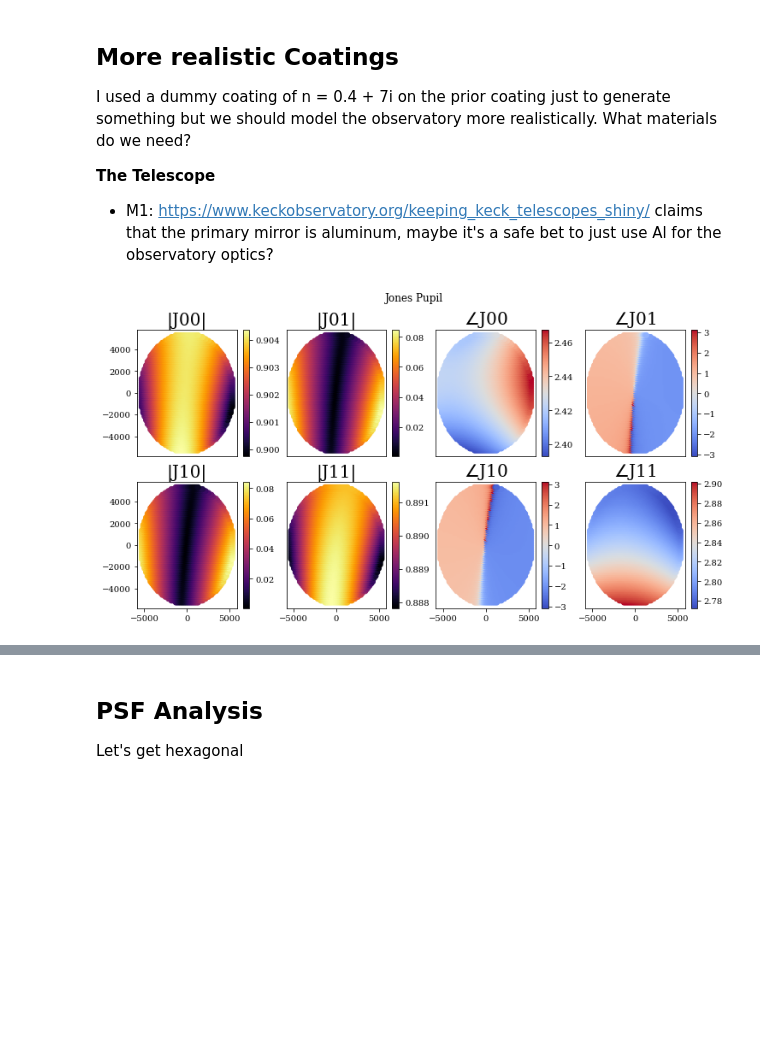
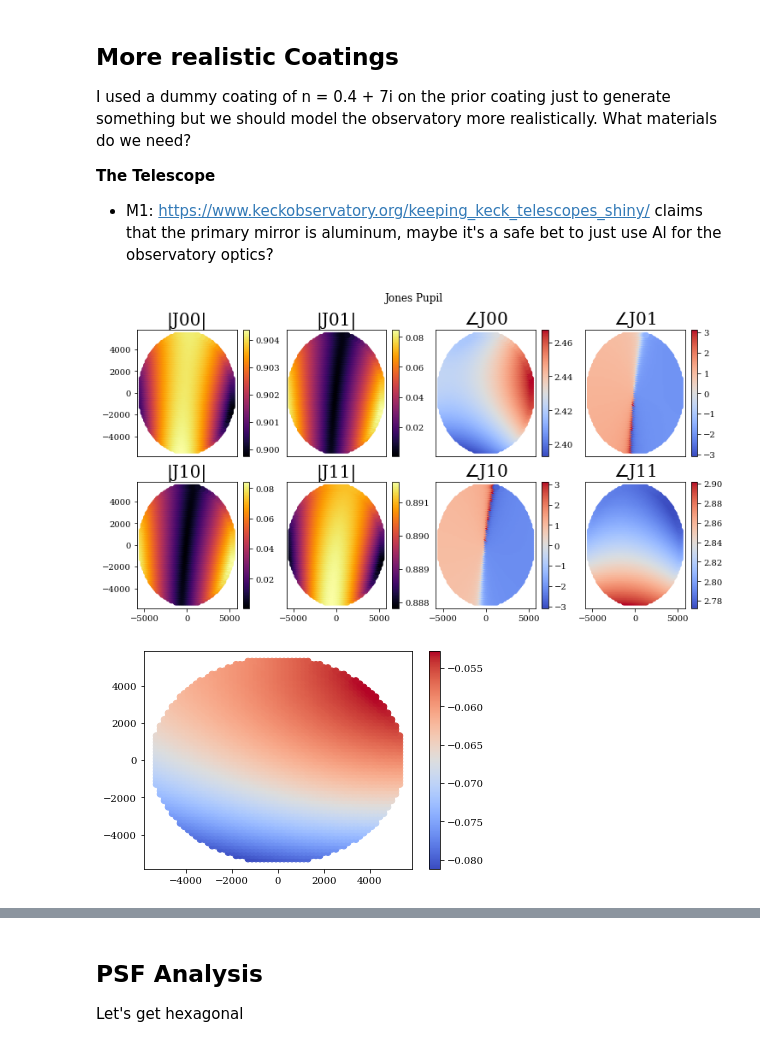
Before and after one commit to Jashcraf/keck-polarization, a Jupyter notebook: psf_sim.ipynb, the cells around one changed output, grey strips where cells are left out. Drawn from its saved outputs; the diff is of its cells as text; code cells hidden in the pictures; blank space fills up the shorter version.

```diff
--- a/psf_sim.ipynb
+++ b/psf_sim.ipynb
@@ -60,5 +62,15 @@ rf.surfaces = [m1,m2,m3,k1,k2,k3,tt,o1,pu,o2,di,sod,ifm,afm]
 rf.compute_jones_pupil(aloc=a,exit_x=x)
-# %%
-plot.jones_pupil(rf)
-# %% [output]
-[figure, removed]
+# %%
+plot.jones_pupil(rf)
+jones = rf.jones_pupil[-1][...,:2,:2]
+from poke.poke_math import eigenvalues_2x2
+evals = eigenvalues_2x2(jones)
+ret = np.angle(evals[0]) - np.angle(evals[1])
+
+plt.figure()
+plt.scatter(xd,yd,c=ret/(2*np.pi),cmap='coolwarm')
+plt.colorbar()
+plt.show()
+# %% [output]
+[figure, added]
+[figure, added]
```
Also changed, not shown: parts of 7 cells of this notebook, 15 other files.
